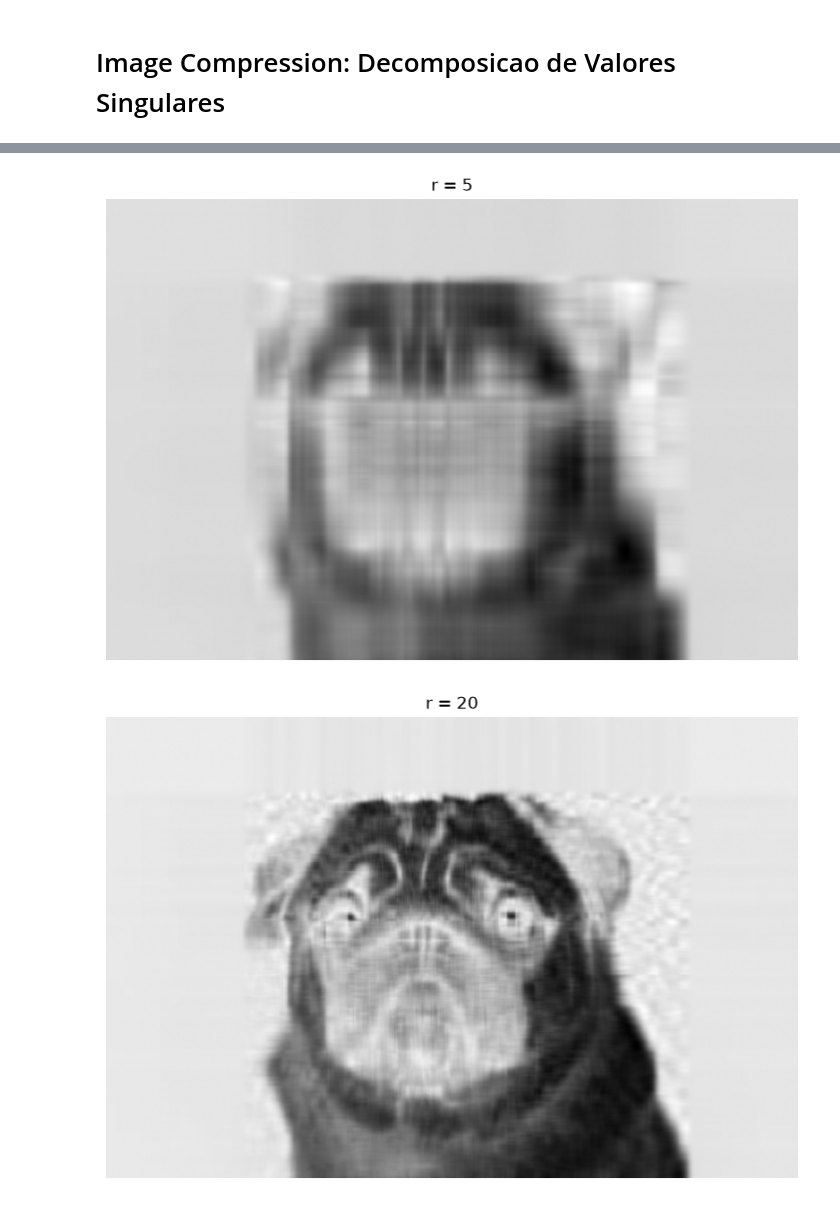
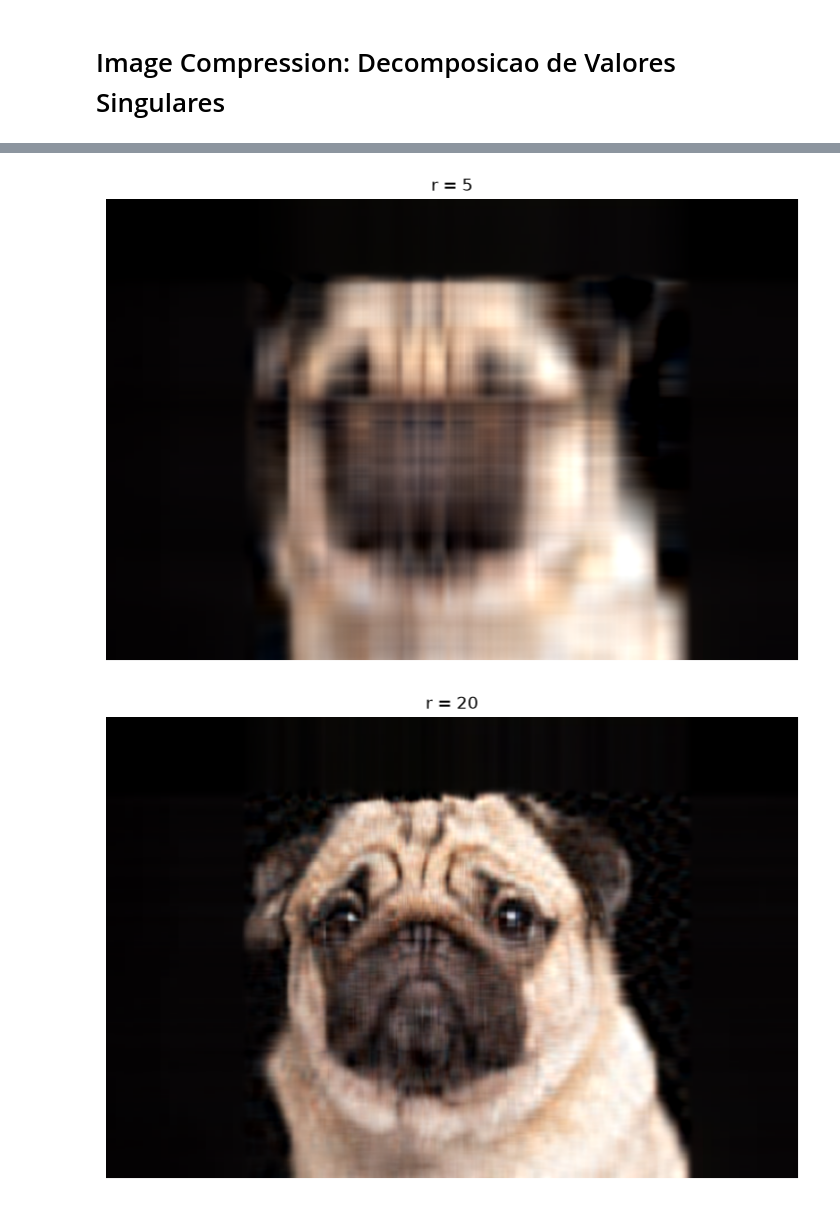
Before and after one commit to brendalima7/projeto-final-algelin, a Jupyter notebook: notebooks/IMAGE_COMPRESSION.ipynb, the cells around one changed output, grey strips where cells are left out. Saved outputs shown, nothing was run; the diff lists cells and outputs as text; code cells hidden in the pictures.

```diff
--- a/notebooks/IMAGE_COMPRESSION.ipynb
+++ b/notebooks/IMAGE_COMPRESSION.ipynb
@@ -6,11 +6,9 @@ import matplotlib.pyplot as plt
 import numpy as np
 plt.rcParams['figure.figsize'] = [12,6]
 
-A = imread('../images/dog.jpg')
-X = np.mean(A,-1) # convert RGB to grayscale
+A = imread('../images/image_compression/dog.jpg')
 
-img = plt.imshow(256-X)
-img.set_cmap('gray')
+plt.imshow(A)
 plt.axis('off')
 plt.show()
 # %% [output]
@@ -18,18 +16,24 @@ plt.show()
 # %%
-U, S, VT = np.linalg.svd(X, full_matrices=False)
-S = np.diag(S)
+svds = [
+    np.linalg.svd(A[:, :, canal], full_matrices=False)
+    for canal in range(3)
+]
 
-j = 0
 for r in (5, 20, 100):
-    # consctruct aproximate image
-    Xapprox = U[:, :r] @ S[0:r, :r] @ VT[:r, :]
-    plt.figure(j+1)
-    j+=1
-    img = plt.imshow(256-Xapprox)
-    img.set_cmap('gray')
+    canais = []
+
+    for U, S, VT in svds:
+        canal_comprimido = U[:, :r] @ np.diag(S[:r]) @ VT[:r, :]
+        canais.append(canal_comprimido)
+
+    Xapprox = np.stack(canais, axis=2)
+    Xapprox = np.clip(Xapprox, 0, 255).astype(np.uint8)
+
+    plt.figure()
+    plt.imshow(Xapprox)
     plt.axis('off')
-    plt.title('r = ' + str(r))
+    plt.title(f'r = {r}')
     plt.show()
 # %% [output]
-[figure, old version]
+[figure, new version]
-[figure, old version]
+[figure, new version]
```
Also changed, not shown: parts of 4 cells of this notebook, 10 other files.
